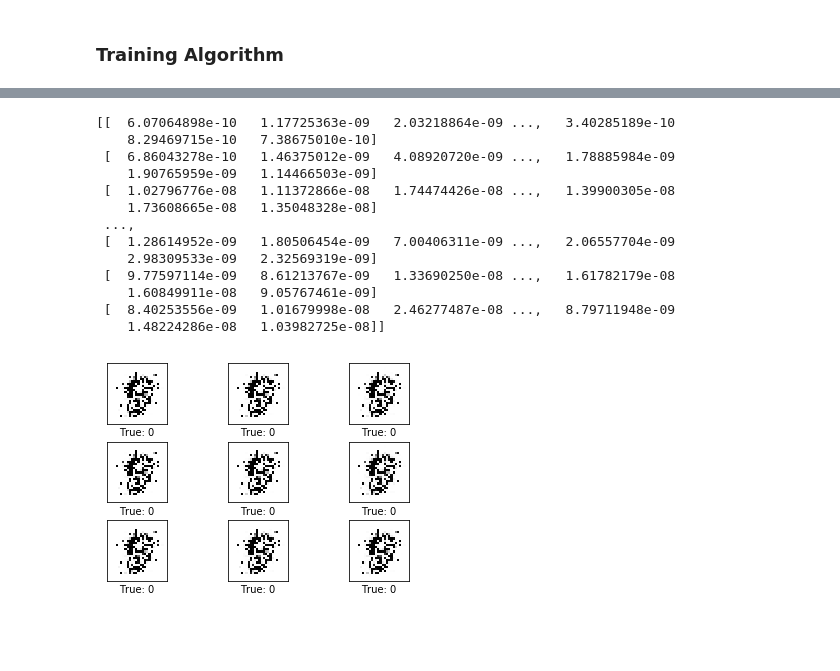
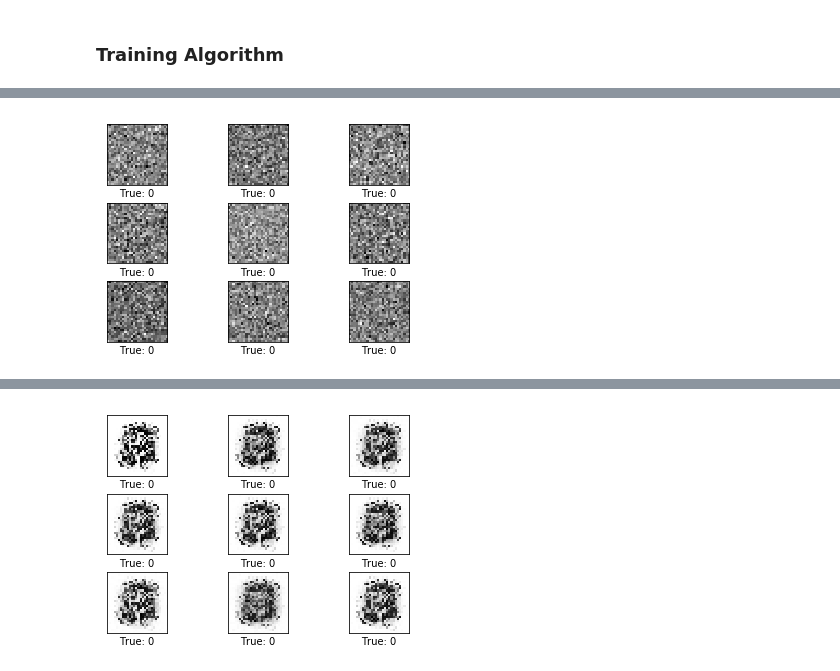
Before and after one commit to T-Almeida/GAN-study, a Jupyter notebook: GAN-2014-IanGoodfellow.ipynb, the cells around one changed output, grey strips where cells are left out. Saved outputs shown, nothing was run; the diff lists cells and outputs as text; code cells hidden in the pictures; blank space fills up the shorter version.

```diff
--- a/GAN-2014-IanGoodfellow.ipynb
+++ b/GAN-2014-IanGoodfellow.ipynb
@@ -57,10 +57,10 @@ def generator(x):
     :return: tensor with shape (M,728) corresponding to the image (28x28) mapping between x and data distribution (pData)
     '''
     with tf.name_scope("generator_nn"):
-        g_net = tf.layers.dense(x,G_dimentions[0],
+        g_net = tf.layers.dense(x,G_dimentions[1],
                                     activation=tf.nn.relu,
-                                    name='g_input', reuse=tf.AUTO_REUSE)
-        for i in range(1,len(G_dimentions)-1):#loop throw hidden layers
+                                    name='g_hidden1',reuse=tf.AUTO_REUSE)
+        for i in range(2,len(G_dimentions)-1):#loop throw hidden layers
             g_net = tf.layers.dense(g_net,G_dimentions[i],
                                     activation=tf.nn.relu,
                                     name='g_hidden'+str(i),reuse=tf.AUTO_REUSE)
@@ -85,10 +85,10 @@ def discriminator(x):
     :return: tensor with shape (M,1) corresponding to the probability of each sample being true or fake
     '''
     with tf.name_scope("discriminator_nn"):
-        d_net = tf.layers.dense(x,units=D_dimentions[0],
+        d_net = tf.layers.dense(x,D_dimentions[1],
                                     activation=tf.nn.relu,
-                                    name='d_input',reuse=tf.AUTO_REUSE)
-        for i in range(1,len(D_dimentions)-1):#loop throw hidden layers
+                                    name='d_hidden1',reuse=tf.AUTO_REUSE)
+        for i in range(2,len(D_dimentions)-1):#loop throw hidden layers
             d_net = tf.layers.dense(d_net,D_dimentions[i],
                                     activation=tf.nn.relu,
                                     name='d_hidden'+str(i),reuse=tf.AUTO_REUSE)
@@ -129,7 +129,7 @@ print(discriminator_variables)
 # %% [markdown]
 ### Training Algorithm
 # %%
-lr=0.0001
+lr=0.001
 with tf.name_scope("discriminator_train"):
     d_optimizer = tf.train.AdamOptimizer(learning_rate=lr)
     d_train_op = d_optimizer.minimize(d_loss, var_list=discriminator_variables) # note minimizing negative loss is the same as maximizing, tf dont have maximizing
@@ -153,7 +153,7 @@ def random_Z(m, n=100):
 
 
 batch_size = 100
-epoach = 10000
+epoach = 1000000
 
 sess = tf.Session()
 sess.run(tf.global_variables_initializer())
@@ -166,12 +166,16 @@ for i in range(epoach):
     #second generator
     _, g_loss_value,g_sample = sess.run([g_train_op, g_loss,generated_sample], feed_dict={Z: random_Z(batch_size)})
 
-    if i%100 == 0:
+    if i%1000 == 0:
         print("Epoach",i)
         print("Discriminator loss: ",d_loss_value)
         print("Generator loss:",g_loss_value)
         #print("D_sample",d_sample)
         #print("G_sample",g_sample)
+        z_new = random_Z(9)
+
+        generated_images = generated_sample.eval(session=sess,feed_dict={Z: z_new})
+        ut.plot_mnist_images(generated_images,cls_true=[0]*9)
 
 ##After the otimization lets generate some numbers :D
 
@@ -201,0 +192 @@ Generator loss: 12.0855
+[figure, added]
@@ -202,21 +196,7 @@ Generator loss: 12.0855
+[figure, added]
 # %%
 
 
 #generated_images = generated_sample.eval(session=sess,feed_dict={Z: z_new})
 print(generated_images)
 ut.plot_mnist_images(generated_images,cls_true=[0]*9)
-# %% [output]
-[[  6.07064898e-10   1.17725363e-09   2.03218864e-09 ...,   3.40285189e-10
-    8.29469715e-10   7.38675010e-10]
- [  6.86043278e-10   1.46375012e-09   4.08920720e-09 ...,   1.78885984e-09
-    1.90765959e-09   1.14466503e-09]
- [  1.02796776e-08   1.11372866e-08   1.74474426e-08 ...,   1.39900305e-08
-    1.73608665e-08   1.35048328e-08]
- ...,
- [  1.28614952e-09   1.80506454e-09   7.00406311e-09 ...,   2.06557704e-09
-    2.98309533e-09   2.32569319e-09]
- [  9.77597114e-09   8.61213767e-09   1.33690250e-08 ...,   1.61782179e-08
-    1.60849911e-08   9.05767461e-09]
- [  8.40253556e-09   1.01679998e-08   2.46277487e-08 ...,   8.79711948e-09
-    1.48224286e-08   1.03982725e-08]]
-[figure, removed]
```
Also changed, not shown: parts of 2 cells of this notebook.
